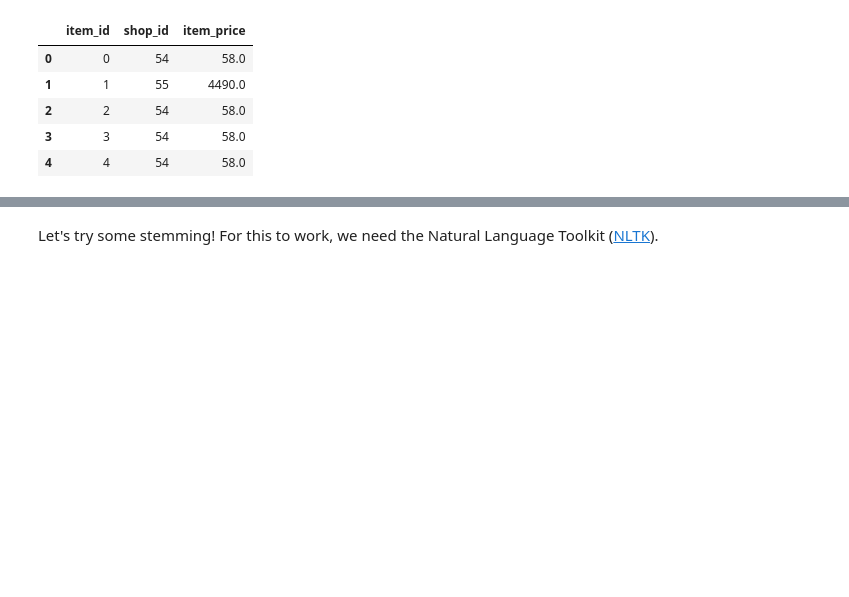
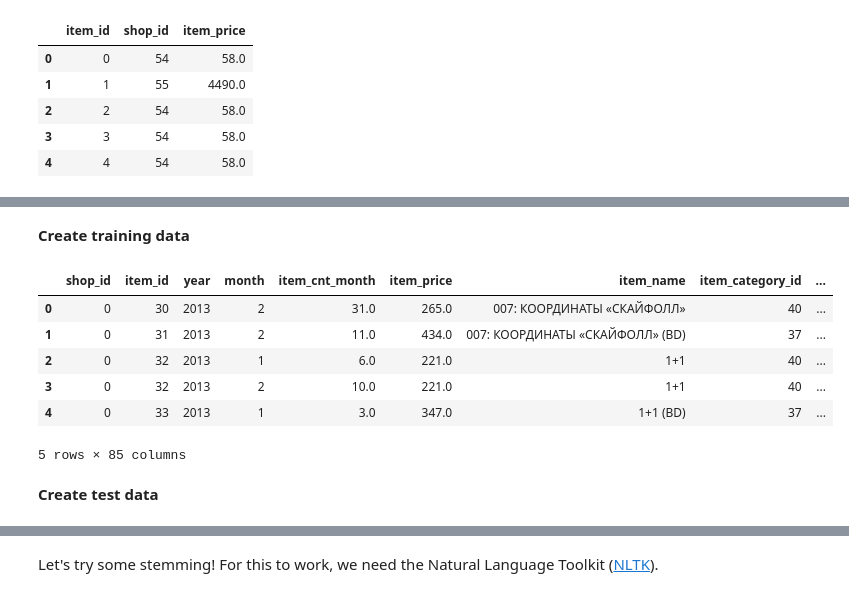
Before and after one commit to ATausif/predict-future-sales, a Jupyter notebook: main.ipynb, the cells around one changed output, grey strips where cells are left out. Saved outputs shown, nothing was run; the diff lists cells and outputs as text; code cells hidden in the pictures; blank space fills up the shorter version.

```diff
--- a/main.ipynb
+++ b/main.ipynb
@@ -160,0 +199,4 @@ item_price.head()
+# %%
+sales_train['date'] = sales_train['date'].apply(lambda x: datetime.strptime(x, '%d.%m.%Y'))
+sales_train['year'] = sales_train['date'].apply(lambda x: x.year)
+sales_train['month'] = sales_train['date'].apply(lambda x: x.month)
@@ -160,0 +205,2 @@ item_price.head()
+# %%
+sales_train1 = sales_train.groupby(['shop_id', 'item_id', 'year', 'month'], as_index=False)['item_cnt_day'].sum().rename(columns={'item_cnt_day':'item_cnt_month'})
@@ -160,0 +211,3 @@ item_price.head()
+# %%
+item_price_avg = sales_train.groupby(['item_id', 'shop_id', 'year', 'month'], as_index=False)['item_price'].mean()
+item_price_avg.head()
@@ -160,0 +221,19 @@ item_price.head()
+# %% [markdown]
+**Create training data**
+# %%
+sales_train2 = pd.merge(sales_train1, item_price_avg, how='left', on=['shop_id','item_id','year','month'])
+sales_train3 = pd.merge(sales_train2, items, how='left', on=['item_id'])
+sales_train4 = pd.merge(sales_train3, shops, how='left', on=['shop_id'])
+train = sales_train4
+# %%
+train.head()
+# %% [output]
+|  | shop_id | item_id | year | month | item_cnt_month | item_price | item_name | item_category_id | ... |
+| 0 | 0 | 30 | 2013 | 2 | 31.0 | 265.0 | 007: КООРДИНАТЫ «СКАЙФОЛЛ» | 40 | ... |
+| 1 | 0 | 31 | 2013 | 2 | 11.0 | 434.0 | 007: КООРДИНАТЫ «СКАЙФОЛЛ» (BD) | 37 | ... |
+| 2 | 0 | 32 | 2013 | 1 | 6.0 | 221.0 | 1+1 | 40 | ... |
+| 3 | 0 | 32 | 2013 | 2 | 10.0 | 221.0 | 1+1 | 40 | ... |
+| 4 | 0 | 33 | 2013 | 1 | 3.0 | 347.0 | 1+1 (BD) | 37 | ... |
+5 rows × 85 columns
+# %% [markdown]
+**Create test data**
```
Also changed, not shown: parts of 49 cells of this notebook.
